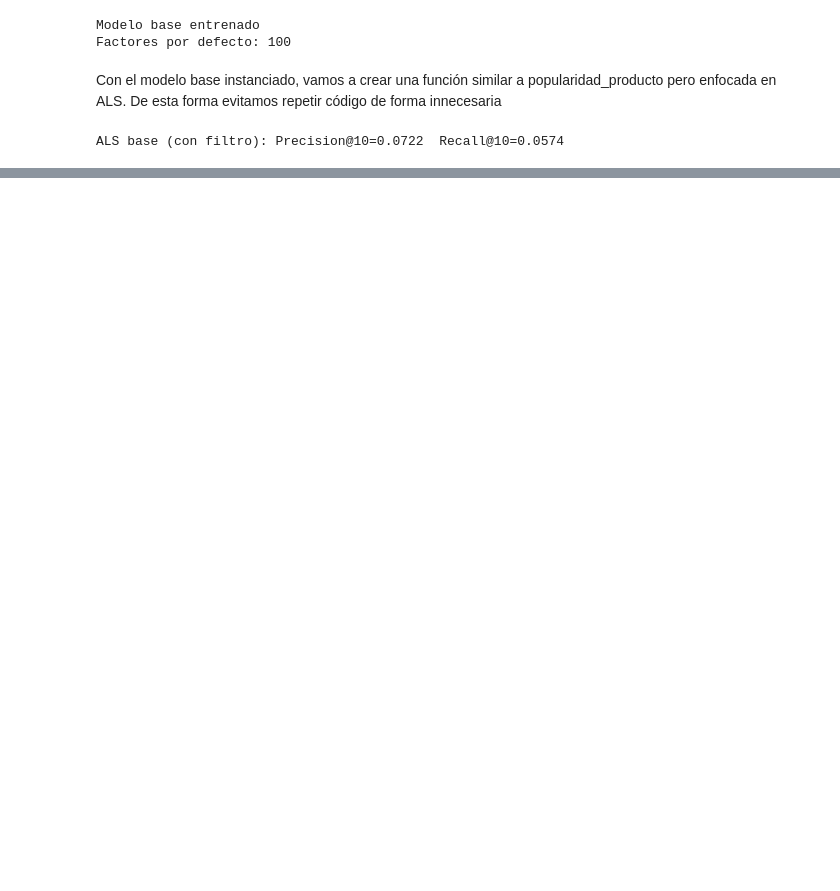
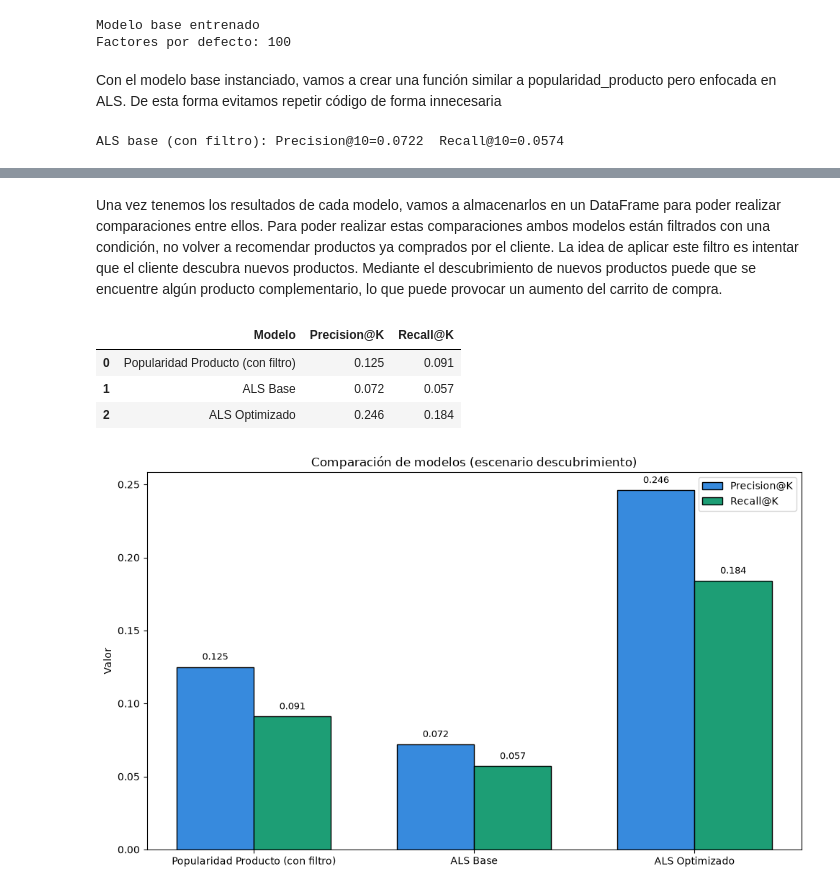
Before and after one commit to ivanfondo/Portafolio-Data-Science-Python, a Jupyter notebook: SistemaRecomendacionHibrido/SistemaHibridoLimpio.ipynb, the cells around one changed output, grey strips where cells are left out. Drawn from its saved outputs; the diff is of its cells as text; code cells hidden in the pictures; blank space fills up the shorter version.

```diff
--- a/SistemaRecomendacionHibrido/SistemaHibridoLimpio.ipynb
+++ b/SistemaRecomendacionHibrido/SistemaHibridoLimpio.ipynb
@@ -267,8 +264,8 @@ def recomendar_als(cliente, n=10, filtrar=True, modelo=None):
 
     return [idx_producto[i] for i in ids]
 # %%
-prec, rec = evaluar_modelo(recomendar_als, evaluables, k=10, filtrar=True, modelo=modelo_als_base)
-print(f"ALS base (con filtro): Precision@10={prec:.4f}  Recall@10={rec:.4f}")
+prec_als_base, rec_als_base = evaluar_modelo(recomendar_als, evaluables, k=10, filtrar=True, modelo=modelo_als_base)
+print(f"ALS base (con filtro): Precision@10={prec_als_base:.4f}  Recall@10={rec_als_base:.4f}")
 # %% [output]
 ALS base (con filtro): Precision@10=0.0722  Recall@10=0.0574
 # %% [markdown]
@@ -312,6 +309,6 @@ modelo_als_optimizado = AlternatingLeastSquares(
 )
 modelo_als_optimizado.fit(matriz_cp)
 
-prec, rec = evaluar_modelo(recomendar_als, evaluables, k=10, filtrar=True, modelo=modelo_als_optimizado)
-print(f"ALS final: Precision@10={prec:.4f}  Recall@10={rec:.4f}")
+prec_als_opt, rec_als_opt = evaluar_modelo(recomendar_als, evaluables, k=10, filtrar=True, modelo=modelo_als_optimizado)
+print(f"ALS final: Precision@10={prec_als_opt:.4f}  Recall@10={rec_als_opt:.4f}")
 # %% [output]
@@ -345,0 +343,43 @@ Cliente 102407
+# %% [markdown]
+Una vez tenemos los resultados de cada modelo, vamos a almacenarlos en un DataFrame para poder realizar comparaciones entre ellos. Para poder realizar estas comparaciones ambos modelos están filtrados con una condición, no volver a recomendar productos ya comprados por el cliente. La idea de aplicar este filtro es intentar que el cliente descubra nuevos productos. Mediante el descubrimiento de nuevos productos puede que se encuentre algún producto complementario, lo que puede provocar un aumento del carrito de compra.
+# %%
+# Almacenamos resultados
+tabla_resultados = pd.DataFrame(
+    [
+        ['Popularidad Producto (con filtro)', round(prec_filtro,3), round(rec_filtro,3)],
+        ['ALS Base',  round(prec_als_base,3), round(rec_als_base,3)],
+        ['ALS Optimizado', round(prec_als_opt,3), round(rec_als_opt,3)]
+    ],
+    columns=['Modelo','Precision@K','Recall@K']
+)
+
+tabla_resultados
+# %% [output]
+|  | Modelo | Precision@K | Recall@K |
+| 0 | Popularidad Producto (con filtro) | 0.125 | 0.091 |
+| 1 | ALS Base | 0.072 | 0.057 |
+| 2 | ALS Optimizado | 0.246 | 0.184 |
+# %%
+modelos = tabla_resultados["Modelo"]
+x = np.arange(len(modelos))
+ancho = 0.35
+
+fig, ax = plt.subplots(figsize=(10, 6))
+ax.bar(x - ancho/2, tabla_resultados["Precision@K"], ancho, label="Precision@K", color="#378ADD", edgecolor='black')
+ax.bar(x + ancho/2, tabla_resultados["Recall@K"], ancho, label="Recall@K", color="#1D9E75", edgecolor='black')
+
+ax.set_xticks(x)
+ax.set_xticklabels(modelos)
+ax.set_ylabel("Valor")
+ax.set_title("Comparación de modelos (escenario descubrimiento)")
+ax.legend()
+
+# Etiquetas de valor sobre cada barra
+for i, (p, r) in enumerate(zip(tabla_resultados["Precision@K"], tabla_resultados["Recall@K"])):
+    ax.text(i - ancho/2, p + 0.005, f"{p:.3f}", ha="center", fontsize=9)
+    ax.text(i + ancho/2, r + 0.005, f"{r:.3f}", ha="center", fontsize=9)
+
+plt.tight_layout()
+plt.show()
+# %% [output]
+[figure, added]
```
Also changed, not shown: parts of 10 cells of this notebook.
